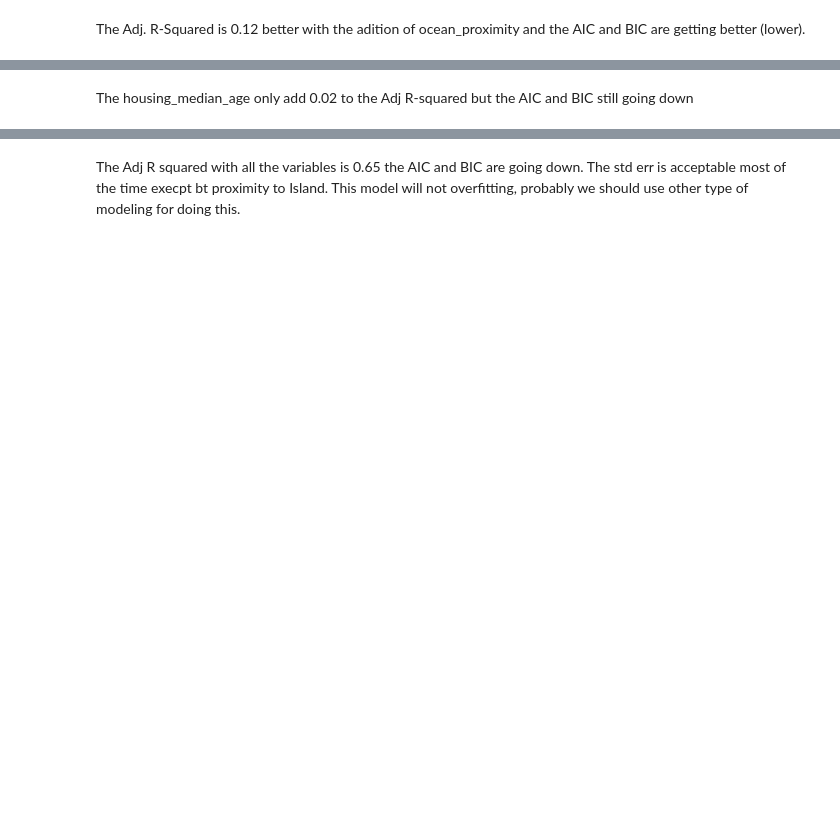
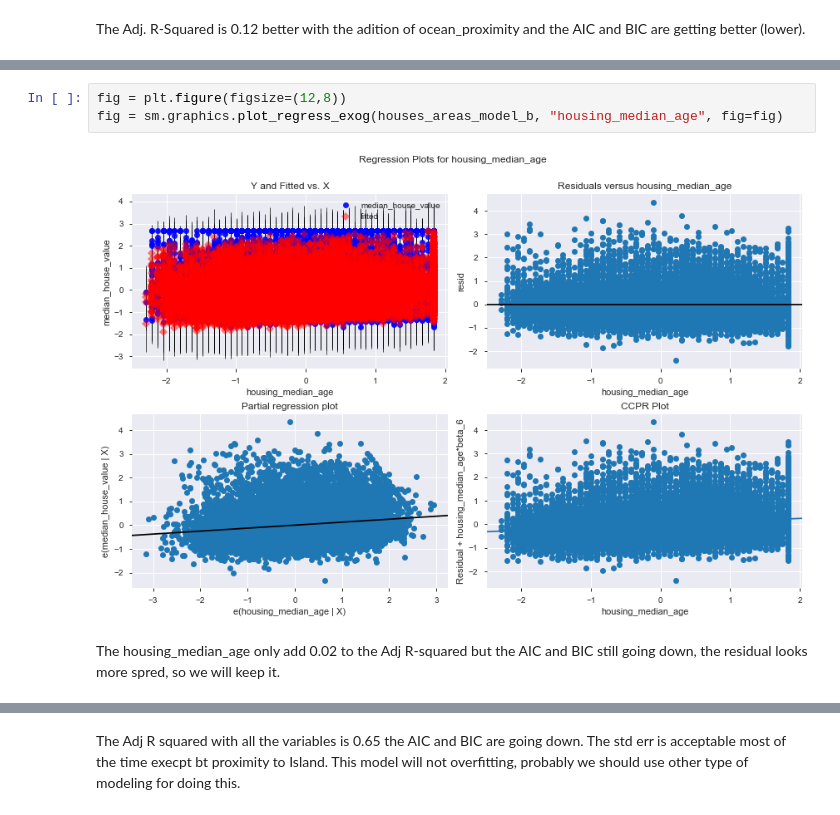
Before and after one commit to sltoboso88/houses_project, a Jupyter notebook: analysis_and_documentation/stadistics_and_model.ipynb, the cells around one changed output, grey strips where cells are left out. Cells and saved outputs as stored; diff of their text form; blank space fills up the shorter version.

```diff
--- a/analysis_and_documentation/stadistics_and_model.ipynb
+++ b/analysis_and_documentation/stadistics_and_model.ipynb
@@ -118,8 +118,13 @@ Covariance Type:            nonrobust
 
 Warnings:
 [1] Standard Errors assume that the covariance matrix of the errors is correctly specified.
+# %%
+fig = plt.figure(figsize=(12,8))
+fig = sm.graphics.plot_regress_exog(houses_areas_model_b, "housing_median_age", fig=fig)
+# %% [output]
+[figure, added]
 # %% [markdown]
-The housing_median_age only add 0.02 to the Adj R-squared but the AIC and BIC still going down
+The housing_median_age only add 0.02 to the Adj R-squared but the AIC and BIC still going down, the residual looks more spred, so we will keep it.
 # %%
 houses_areas_model_c = ols("median_house_value ~ median_income + ocean_proximity + housing_median_age + total_rooms", data = houses_scale).fit()
 print(houses_areas_model_c.summary())
```
Also changed, not shown: parts of 7 cells of this notebook, 4 other files.
